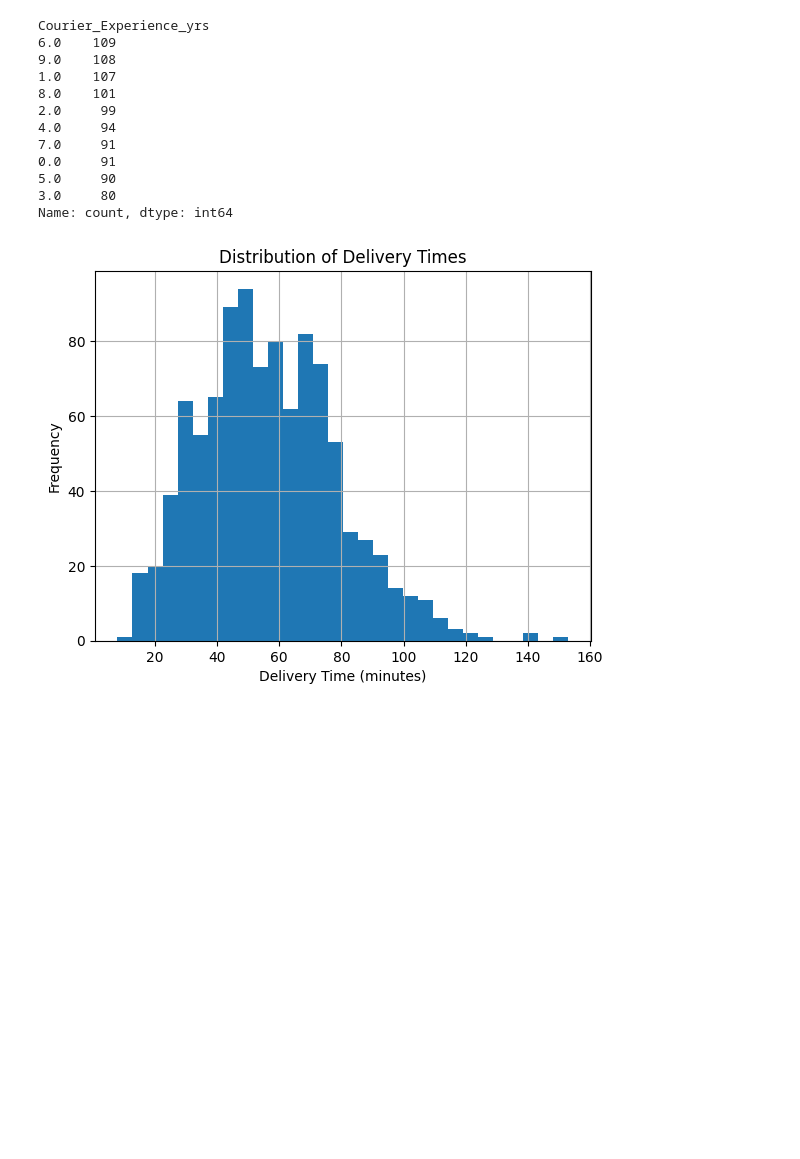
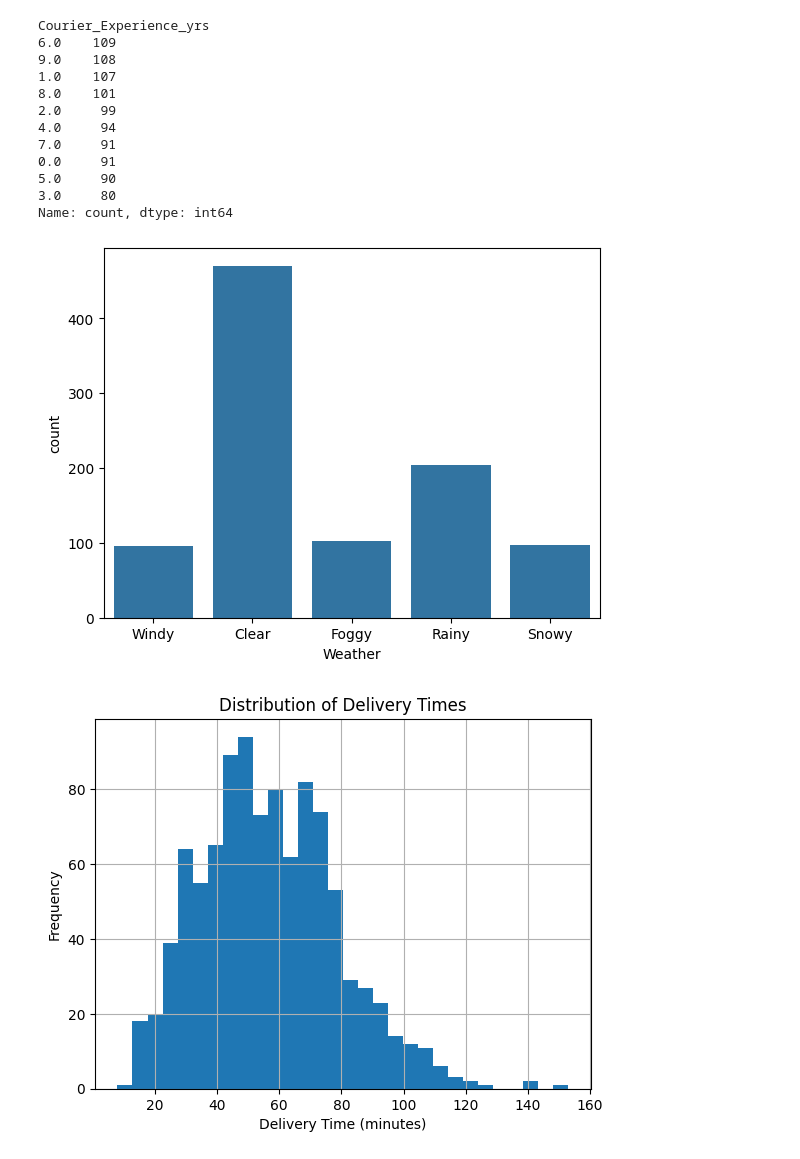
Before and after one commit to LukeOpany/food_delivery_timelines, a Jupyter notebook: deliverytines.ipynb, the cells around one changed output. Saved outputs shown, nothing was run; the diff lists cells and outputs as text; code cells hidden in the pictures; blank space fills up the shorter version.

```diff
--- a/deliverytines.ipynb
+++ b/deliverytines.ipynb
@@ -69,6 +69,11 @@ Name: count, dtype: int64
 missing_mask = df.isnull().any(axis=1)
 # %%
 df[missing_mask]
+# %%
+sns.countplot(x='Weather', data=df)
+plt.show()
+# %% [output]
+[figure, added]
 # %%
 df['Delivery_Time_min'].hist(bins=30)
 plt.xlabel('Delivery Time (minutes)')
```
Also changed, not shown: parts of 11 cells of this notebook.
